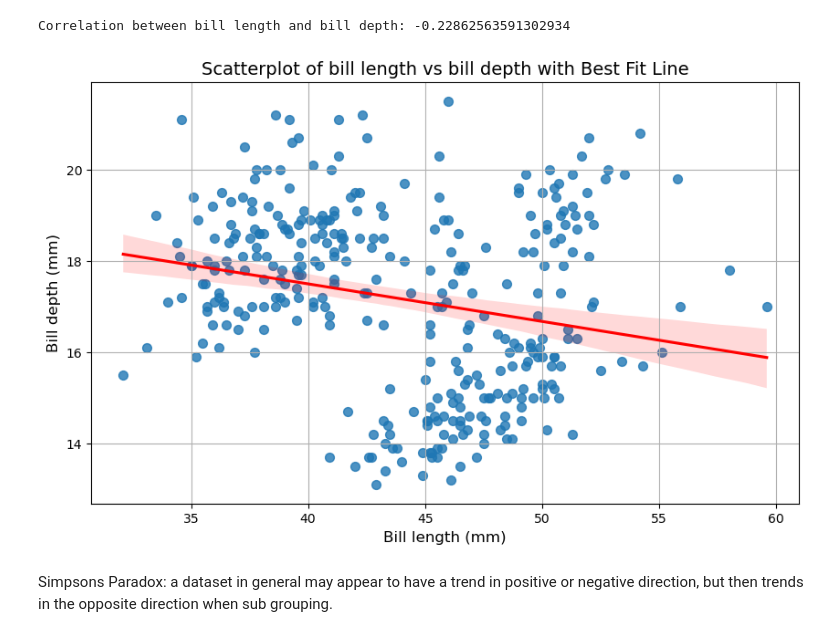
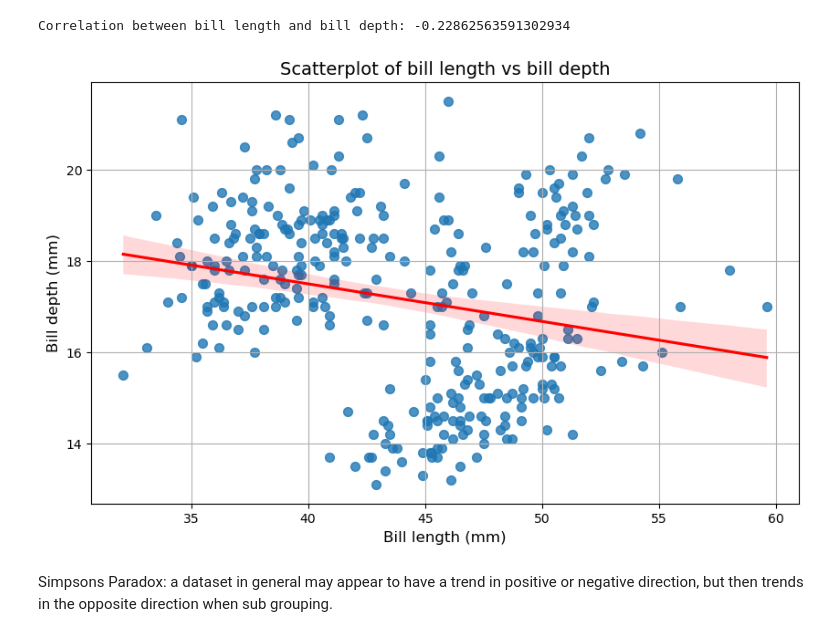
Before and after one commit to L-g00438909/my_work, a Jupyter notebook: penguins.ipynb, the cells around one changed output. Saved outputs shown, nothing was run; the diff lists cells and outputs as text; code cells hidden in the pictures.

```diff
--- a/penguins.ipynb
+++ b/penguins.ipynb
@@ -509,17 +495,17 @@ Correlation between bill length and bill depth: -0.22862563591302934
 # %%
 # add best fit line to the scatter plot above
 plt.figure(figsize=(10, 6))
 sns.regplot(data=df, x='bill_length_mm', y='bill_depth_mm', scatter_kws={'s': 50}, line_kws={'color': 'red'})
 
 # Set plot labels and title
 plt.xlabel('Bill length (mm)', fontsize=12)
 plt.ylabel('Bill depth (mm)', fontsize=12)
-plt.title('Scatterplot of bill length vs bill depth with Best Fit Line', fontsize=14)
+plt.title('Scatterplot of bill length vs bill depth', fontsize=14)
 
 # Show plot
 plt.grid(True)
 # %% [output]
-[figure, old version]
+[figure, new version]
 # %% [markdown]
 Simpsons Paradox: a dataset in general may appear to have a trend in positive or negative direction, but then trends in the opposite direction when sub grouping.
 # %%
```
Also changed, not shown: parts of 10 cells of this notebook, 1 other file.
